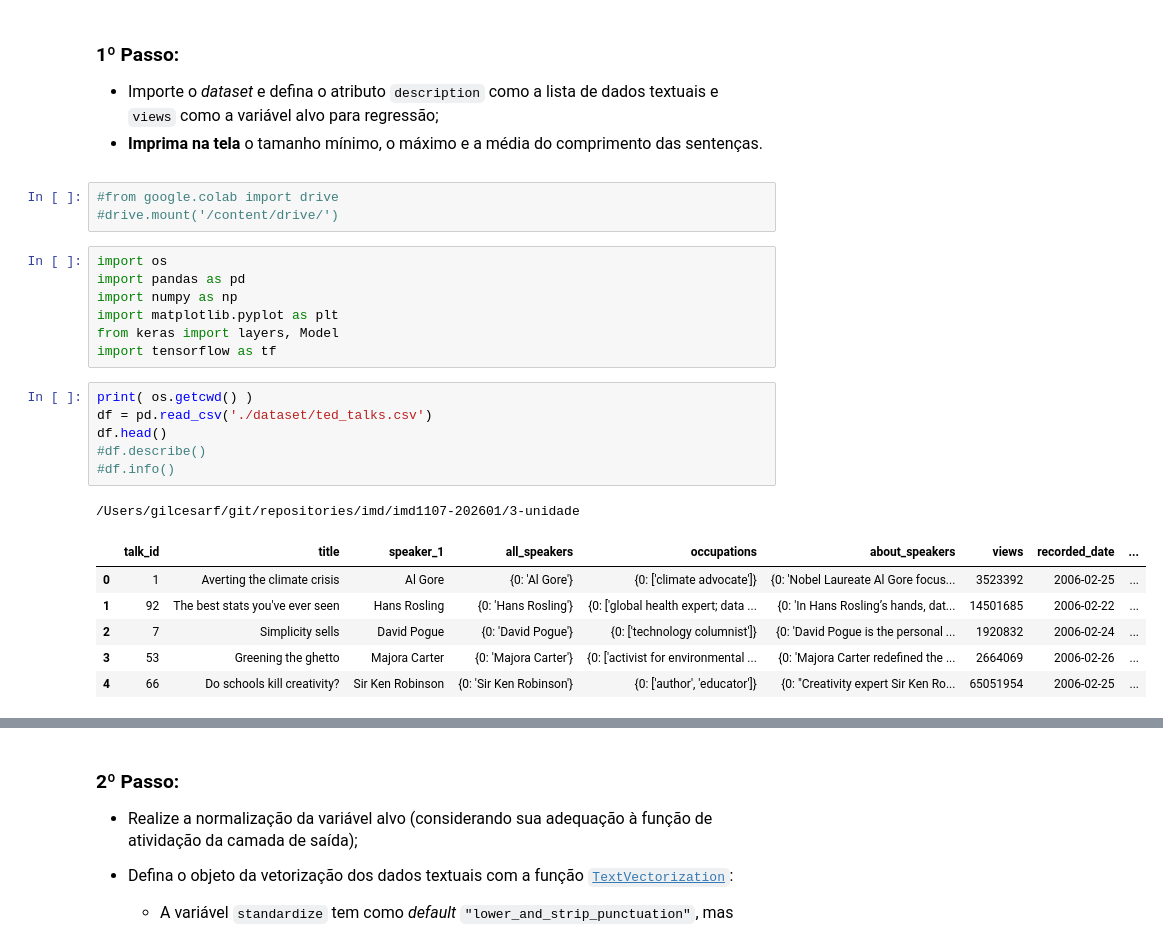
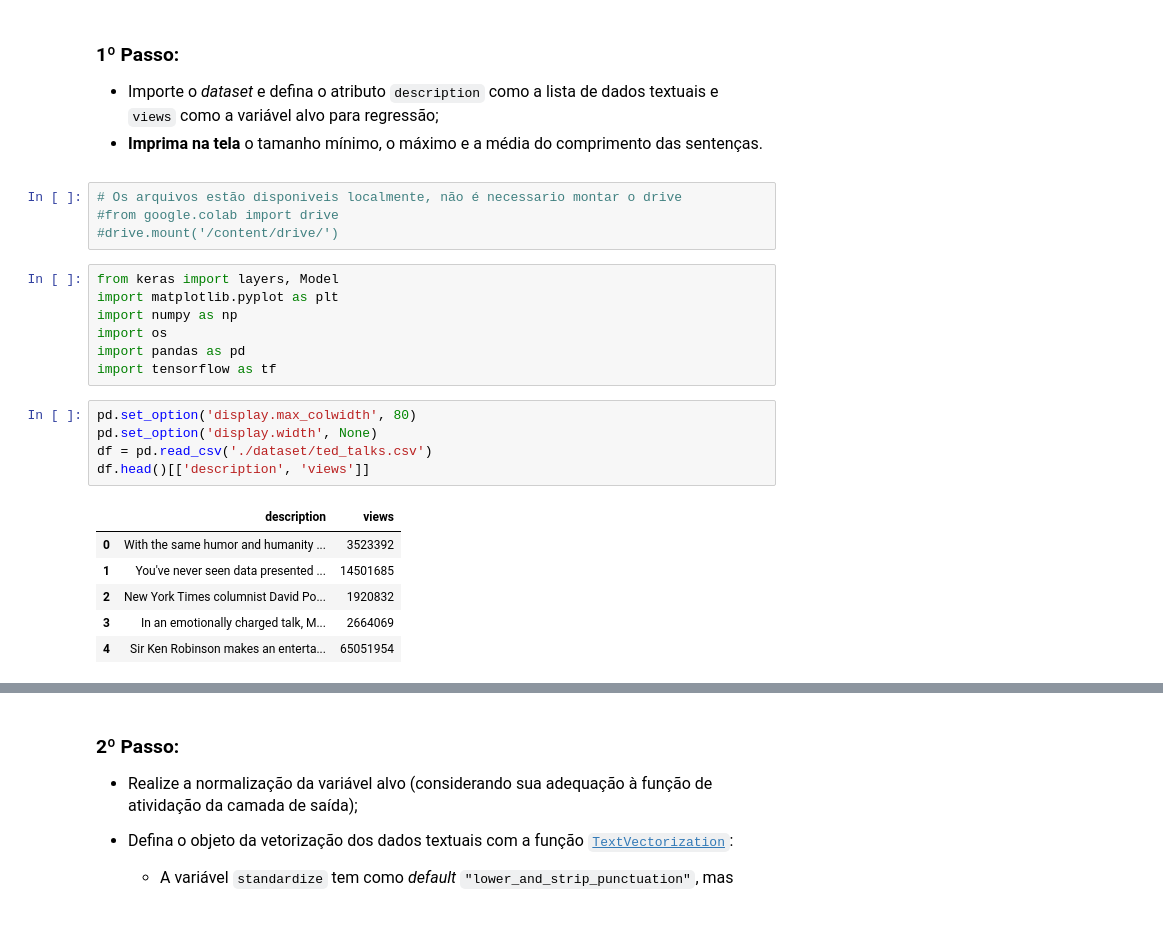
Before and after one commit to gilcesarf/imd1107-202601, a Jupyter notebook: 3-unidade/atividade1.ipynb, the cells around one changed output, grey strips where cells are left out. Drawn from its saved outputs; the diff is of its cells as text.

```diff
--- a/3-unidade/atividade1.ipynb
+++ b/3-unidade/atividade1.ipynb
@@ -20,26 +20,25 @@ Com base no *dataset* de [Transcrição de TED Talks](https://www.kaggle.com/dat
 - Importe o *dataset* e defina o atributo `description` como a lista de dados textuais e `views` como a variável alvo para regressão;
 - **Imprima na tela** o tamanho mínimo, o máximo e a média do comprimento das sentenças.
 # %%
+# Os arquivos estão disponiveis localmente, não é necessario montar o drive
 #from google.colab import drive
 #drive.mount('/content/drive/')
 # %%
+from keras import layers, Model
+import matplotlib.pyplot as plt
+import numpy as np
 import os
 import pandas as pd
-import numpy as np
-import matplotlib.pyplot as plt
-from keras import layers, Model
 import tensorflow as tf
 # %%
-print( os.getcwd() )
+pd.set_option('display.max_colwidth', 80)
+pd.set_option('display.width', None)
 df = pd.read_csv('./dataset/ted_talks.csv')
-df.head()
-#df.describe()
-#df.info()
+df.head()[['description', 'views']]
 # %% [output]
-/Users/gilcesarf/git/repositories/imd/imd1107-202601/3-unidade
-|  | talk_id | title | speaker_1 | all_speakers | occupations | about_speakers | views | recorded_date | ... |
-| 0 | 1 | Averting the climate crisis | Al Gore | {0: 'Al Gore'} | {0: ['climate advocate']} | {0: 'Nobel Laureate Al Gore focus... | 3523392 | 2006-02-25 | ... |
-| 1 | 92 | The best stats you've ever seen | Hans Rosling | {0: 'Hans Rosling'} | {0: ['global health expert; data ... | {0: 'In Hans Rosling’s hands, dat... | 14501685 | 2006-02-22 | ... |
-| 2 | 7 | Simplicity sells | David Pogue | {0: 'David Pogue'} | {0: ['technology columnist']} | {0: 'David Pogue is the personal ... | 1920832 | 2006-02-24 | ... |
-| 3 | 53 | Greening the ghetto | Majora Carter | {0: 'Majora Carter'} | {0: ['activist for environmental ... | {0: 'Majora Carter redefined the ... | 2664069 | 2006-02-26 | ... |
-| 4 | 66 | Do schools kill creativity? | Sir Ken Robinson | {0: 'Sir Ken Robinson'} | {0: ['author', 'educator']} | {0: "Creativity expert Sir Ken Ro... | 65051954 | 2006-02-25 | ... |
+|  | description | views |
+| 0 | With the same humor and humanity ... | 3523392 |
+| 1 | You've never seen data presented ... | 14501685 |
+| 2 | New York Times columnist David Po... | 1920832 |
+| 3 | In an emotionally charged talk, M... | 2664069 |
+| 4 | Sir Ken Robinson makes an enterta... | 65051954 |
```
Also changed, not shown: parts of 20 cells of this notebook.
